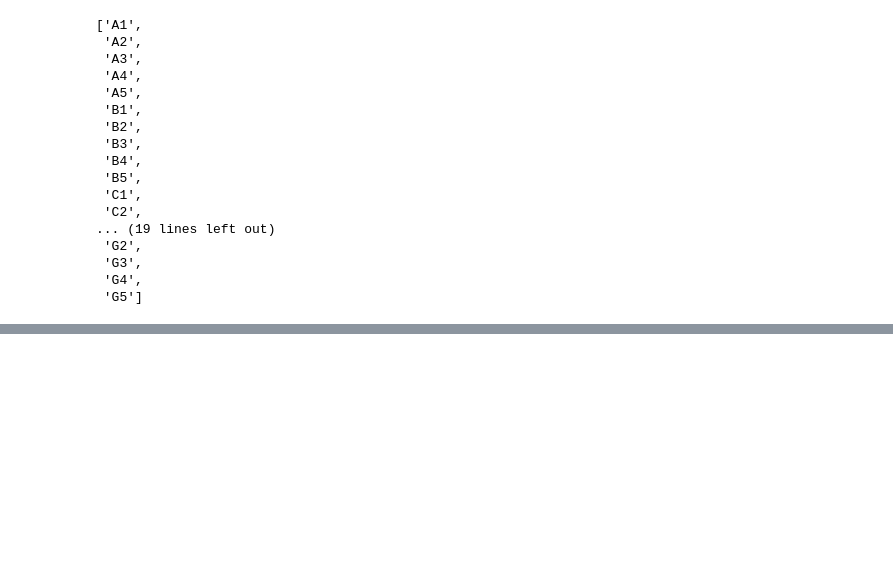
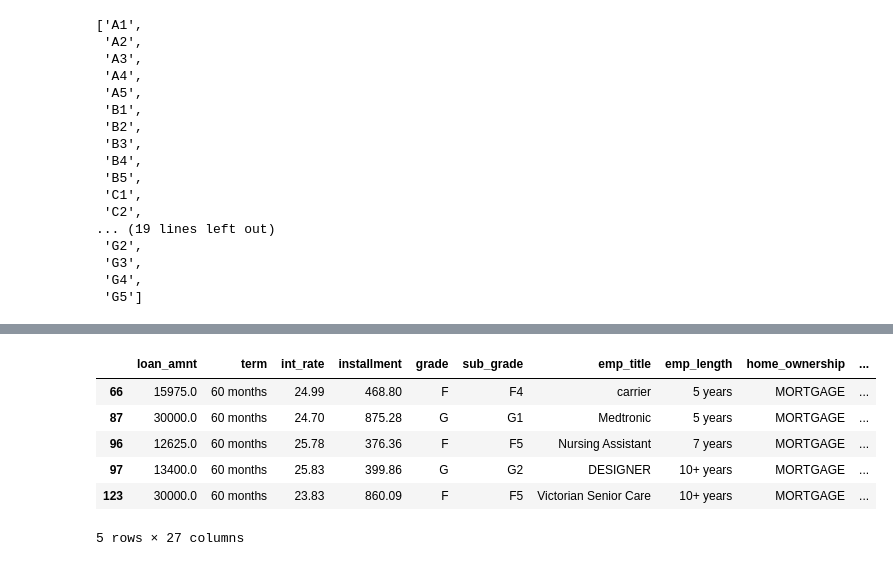
Before and after one commit to mkawsarzaman/prediction_loan_default_ANN_Tensorflow_keras, a Jupyter notebook: prediction_loan_default_ANN_Tensorflow_keras.ipynb, the cells around one changed output, grey strips where cells are left out. Saved outputs shown, nothing was run; the diff lists cells and outputs as text; code cells hidden in the pictures; blank space fills up the shorter version.

```diff
--- a/prediction_loan_default_ANN_Tensorflow_keras.ipynb
+++ b/prediction_loan_default_ANN_Tensorflow_keras.ipynb
@@ -176,0 +206,10 @@ sorted(df['sub_grade'].unique())
+# %%
+f_and_g.head()
+# %% [output]
+|  | loan_amnt | term | int_rate | installment | grade | sub_grade | emp_title | emp_length | home_ownership | ... |
+| 66 | 15975.0 | 60 months | 24.99 | 468.80 | F | F4 | carrier | 5 years | MORTGAGE | ... |
+| 87 | 30000.0 | 60 months | 24.70 | 875.28 | G | G1 | Medtronic | 5 years | MORTGAGE | ... |
+| 96 | 12625.0 | 60 months | 25.78 | 376.36 | F | F5 | Nursing Assistant | 7 years | MORTGAGE | ... |
+| 97 | 13400.0 | 60 months | 25.83 | 399.86 | G | G2 | DESIGNER | 10+ years | MORTGAGE | ... |
+| 123 | 30000.0 | 60 months | 23.83 | 860.09 | F | F5 | Victorian Senior Care | 10+ years | MORTGAGE | ... |
+5 rows × 27 columns
```
Also changed, not shown: parts of 10 cells of this notebook.
